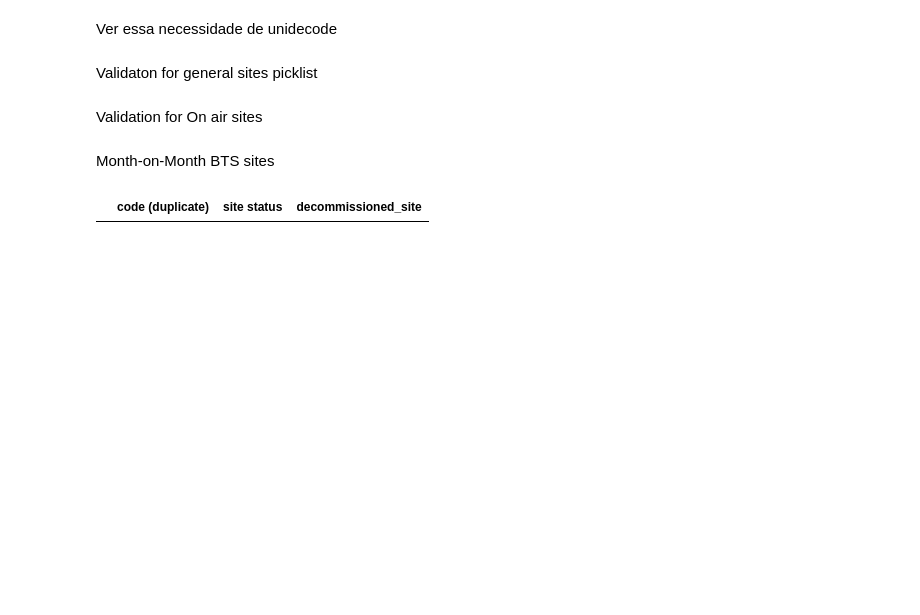
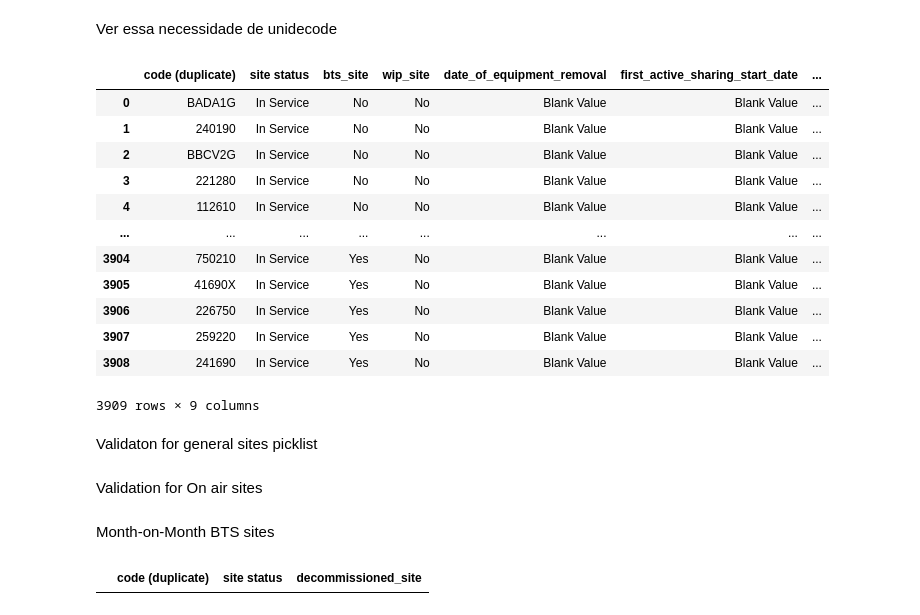
Before and after one commit to emerenan/xlsx_validation, a Jupyter notebook: cz_validation.ipynb, the cells around one changed output. Cells and saved outputs as stored; diff of their text form; code cells hidden in the pictures; blank space fills up the shorter version.

Commit message:
Upadte check_date_columns

```diff
--- a/cz_validation.ipynb
+++ b/cz_validation.ipynb
@@ -268,3 +171,71 @@ df_dates_errors
+# %%
+# Check Dates Format (dd-mm-YYYY)
+"""Não deve haver NAN ou NAT na coluna, fazer fillna('') antes"""
+def check_date_columns(df, df_index,status_col, df_bts, df_wip, columns):
+    """
+    Paramns \n
+        Dates needs to be in string format not in datetime, otherwise raise an error.\n
+        Convert entire column to string before.
+    """
+    from collections import defaultdict
+
+    df_dates = df[columns].fillna('')
+    df_dates = df_dates.to_dict(orient='list')
+    #df_dates['sites'] = df_dates[df_index]
+    #df_dates = df_dates.set_index('sites')
+    new_dic = defaultdict(list)
+
+    date_format = re.compile(r"[0-9]{1,2}[\_|\-|\/][0-9]{1,2}[\_|\-|\/][0-9]{1,4}")
+
+    for column in set(df_dates.keys()):
+        for value in df_dates[column]:
+            if date_format.match(value) == None:
+                if value in (None, '', 'nan'):
+                    new_dic[column].append('Blank Value')
+                else:
+                    new_dic[column].append(f'Incorret picklist value: {value}')
+            else:
+                new_dic[column].append('Ok')
+
+    df_errors = pd.DataFrame(new_dic)
+    df_errors[df_index] = [i for i in df[df_index]]
+    df_errors = df_errors.replace('Ok', np.nan)
+    df_errors = df_errors.set_index(df_index)
+    df_errors = df_errors.dropna(how='all', axis=0)
+    df_errors = df_errors.dropna(how='all', axis=1)
+    df_errors = df_errors.reset_index()
+
+    df = df[[df_index, status_col, df_bts, df_wip]]
+    df_errors = pd.merge(df_errors,df, how='left', on=[df_index])
+    df_errors = df_errors.set_index(df_index)
+    df_errors = df_errors[[status_col,df_bts, df_wip]+ df_errors.columns[:-3].tolist()]
+    df_errors = df_errors.reset_index()
+    return df_errors
+
+dates_cols = lower_str(['Billing Trigger date ', 'First_Active_Sharing_Start_Date',\
+              'First_Active_Sharing_End_Date', 'Transfer_Date_Of_Consent_Required_Sites',\
+              'Date_Of_Equipment_Removal'])
+
+#date_parser(towerdb, lower_str(dates), 2, 1, 'mixed')
+#tw_in_service = tw_in_service[dates_cols]
+tw_in_service = towerdb[towerdb['site status']=='In Service']
+df_dates_errors = check_date_columns(tw_in_service,tw_index, tw_status, tw_bts, tw_wip, dates_cols)
+df_dates_errors
+#Errors em varias colunas
+# %% [output]
+|  | code (duplicate) | site status | bts_site | wip_site | date_of_equipment_removal | first_active_sharing_start_date | ... |
+| 0 | BADA1G | In Service | No | No | Blank Value | Blank Value | ... |
+| 1 | 240190 | In Service | No | No | Blank Value | Blank Value | ... |
+| 2 | BBCV2G | In Service | No | No | Blank Value | Blank Value | ... |
+| 3 | 221280 | In Service | No | No | Blank Value | Blank Value | ... |
+| 4 | 112610 | In Service | No | No | Blank Value | Blank Value | ... |
+| ... | ... | ... | ... | ... | ... | ... | ... |
+| 3904 | 750210 | In Service | Yes | No | Blank Value | Blank Value | ... |
+| 3905 | 41690X | In Service | Yes | No | Blank Value | Blank Value | ... |
+| 3906 | 226750 | In Service | Yes | No | Blank Value | Blank Value | ... |
+| 3907 | 259220 | In Service | Yes | No | Blank Value | Blank Value | ... |
+| 3908 | 241690 | In Service | Yes | No | Blank Value | Blank Value | ... |
+3909 rows × 9 columns
 # %% [markdown]
 Validaton for general sites picklist
 # %%
```
Also changed, not shown: parts of 3 cells of this notebook.
